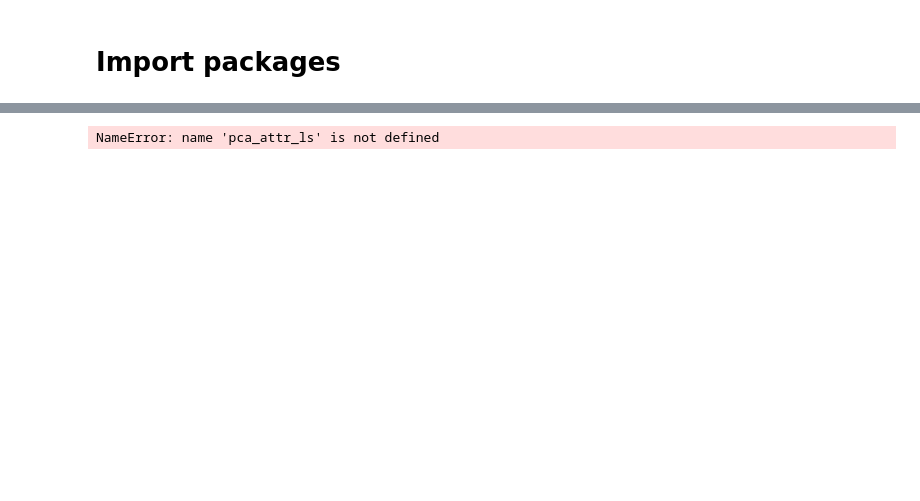
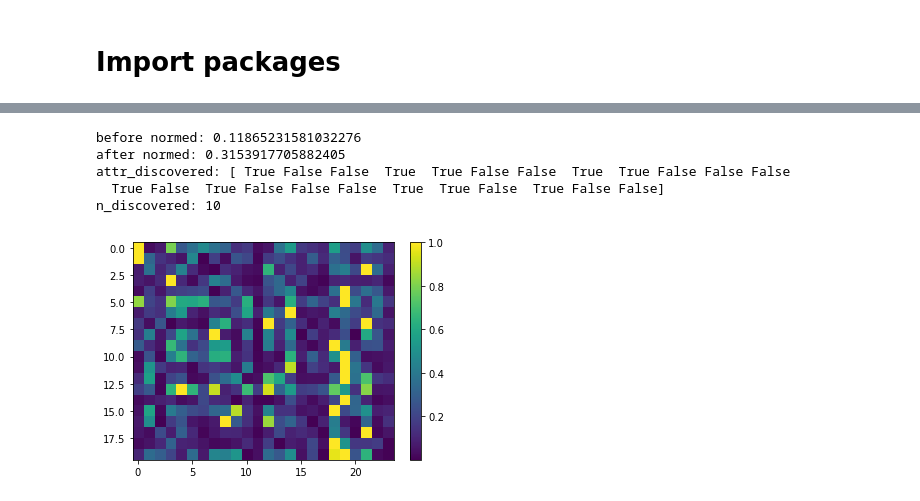
Before and after one commit to zhuxinqimac/stylegan2-ada-pytorch, a Jupyter notebook: eval_nav_nb.ipynb, the cells around one changed output, grey strips where cells are left out. Cells and saved outputs as stored; diff of their text form; code cells hidden in the pictures; blank space fills up the shorter version.

```diff
--- a/eval_nav_nb.ipynb
+++ b/eval_nav_nb.ipynb
@@ -372,6 +448,13 @@ Processing dim 10
 # %%
-pca_score = summarize(pca_attr_ls, name='pca')
+# pca_score = summarize(pca_attr_ls[:30], name='pca')
+# pca_score = load_summary('pca', limit=15, used_attr_idx = [0,1,2,3,4,5,6,7,8,9,10,11,14,16,17])
+pca_score = load_summary('pca', limit=20)
 # %% [output]
-NameError: name 'pca_attr_ls' is not defined
+before normed: 0.11865231581032276
+after normed: 0.3153917705882405
+attr_discovered: [ True False False  True  True False False  True  True False False False
+  True False  True False False False  True  True False  True False False]
+n_discovered: 10
+[figure, added]
 # %%
 contra2_score = summarize(contra2_attr_ls, name='contra')
```
Also changed, not shown: parts of 16 cells of this notebook, 8 other files.
